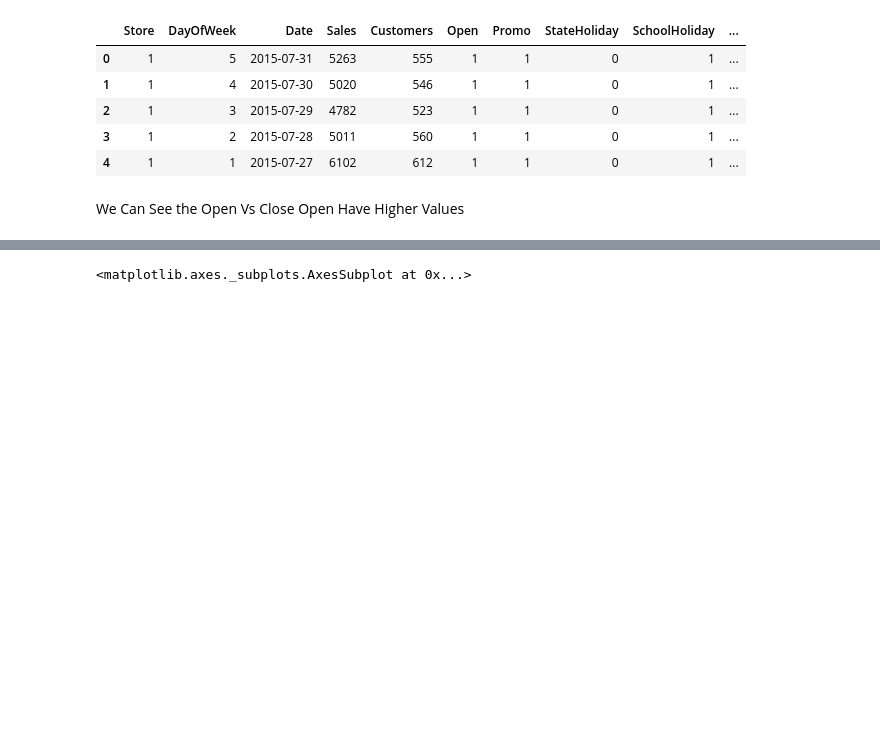
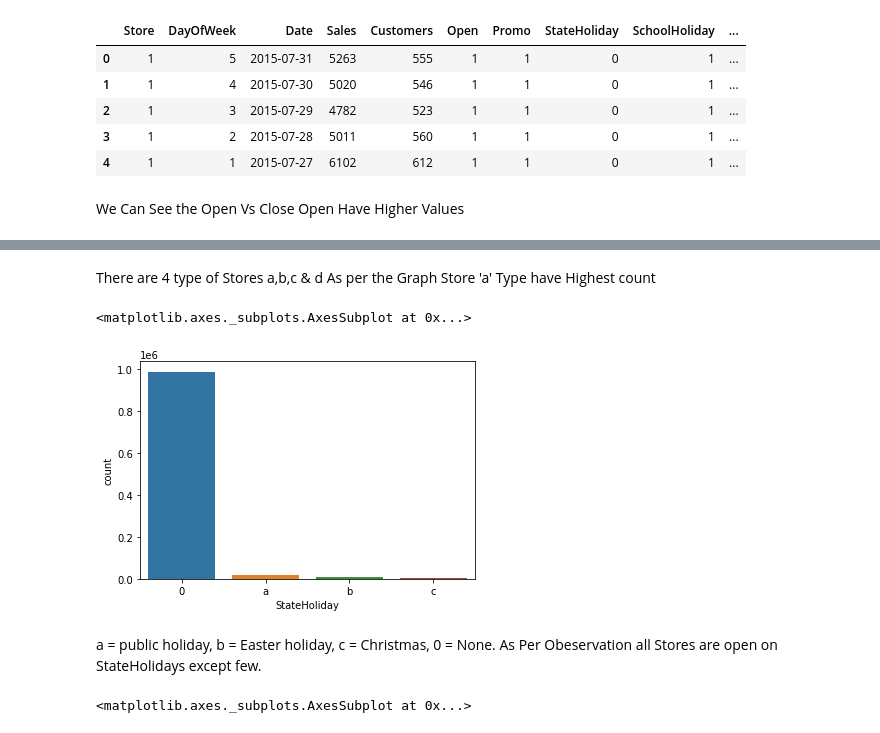
Before and after one commit to SaniyaBubere/ML_Regression_Retails_Sales_Prediction, a Jupyter notebook: ML_Regression_Retails_sales_Prediction.ipynb, the cells around one changed output, grey strips where cells are left out. Cells and saved outputs as stored; diff of their text form; code cells hidden in the pictures; blank space fills up the shorter version.

```diff
--- a/ML_Regression_Retails_sales_Prediction.ipynb
+++ b/ML_Regression_Retails_sales_Prediction.ipynb
@@ -442,3 +482,13 @@ categorical_variables = ['DayOfWeek','Open','Promo','StateHoliday','SchoolHolida
+# %% [markdown]
+There are 4 type of Stores a,b,c & d As per the Graph Store 'a' Type have Highest count
+# %%
+sns.countplot(df['StateHoliday'])
+# %% [output]
+<matplotlib.axes._subplots.AxesSubplot at 0x...>
+[figure, added]
+# %% [markdown]
+ a = public holiday, b = Easter holiday, c = Christmas, 0 = None.
+ As Per Obeservation all Stores are open on StateHolidays except few.
 # %%
 #for categorical attributes will use countplot
 sns.countplot(df['Open'])
```
Also changed, not shown: parts of 43 cells of this notebook.
